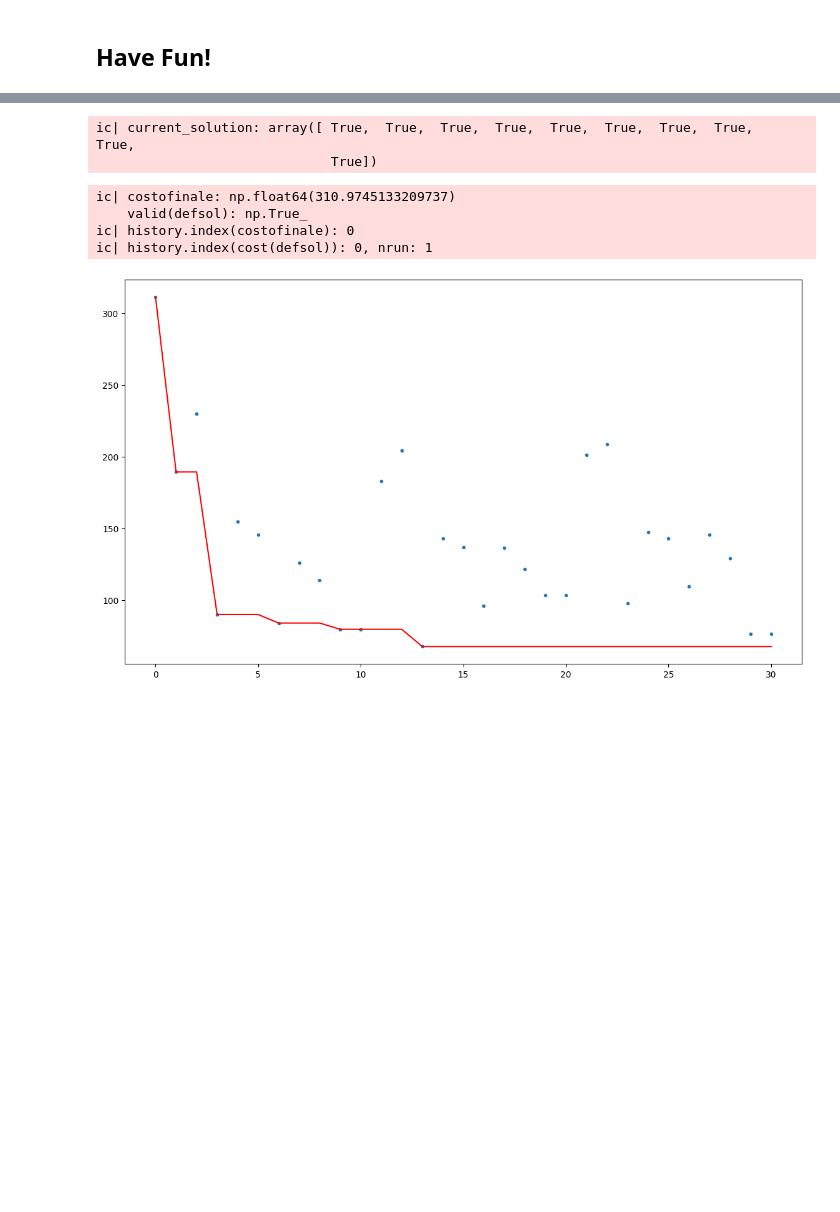
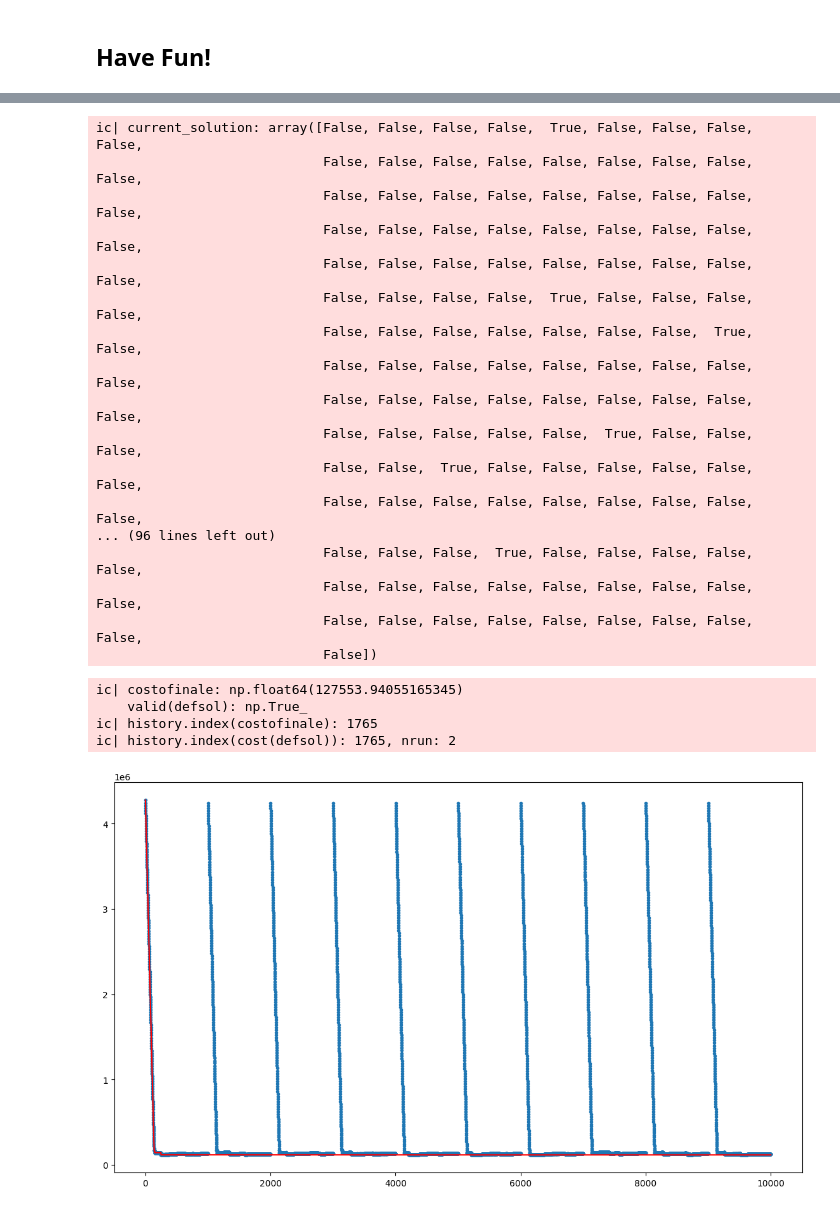
Before and after one commit to Scrivane/CI2024_lab0-, a Jupyter notebook: set-cover.ipynb, the cells around one changed output, grey strips where cells are left out. Cells and saved outputs as stored; diff of their text form; code cells hidden in the pictures; blank space fills up the shorter version.

```diff
--- a/set-cover.ipynb
+++ b/set-cover.ipynb
@@ -22,11 +22,11 @@ from itertools import compress
 
 If you want to get reproducible results, use `rng` (and restart the kernel); for non-reproducible ones, use `np.random`.
 # %%
-UNIVERSE_SIZE = 100
-NUM_SETS = 10
+UNIVERSE_SIZE = 10000
+NUM_SETS = 1000
 
 DENSITY = 0.2
-
+listTest=[(100,10,0.2),(1000,100,0.2),(10000,1000,0.2),(100000,10000,0.2),(100000,10000,0.1),(100000,10000,0.3)]
 rng = np.random.Generator(np.random.PCG64([UNIVERSE_SIZE, NUM_SETS, int(10_000 * DENSITY)]))
 # %%
 # DON'T EDIT THESE LINES!
@@ -285,7 +299,7 @@ current_solution = solution[:]
 
 max_steps=UNIVERSE_SIZE//10
 
-n_restart=3
+n_restart=10
 ic( current_solution)
 #while  valid(current_solution)==False or steps<max_steps:
 
@@ -317,7 +331,7 @@ for nres in tqdm(range(n_restart)):
 
 
 
-        if(i%(3*max_steps//10)==0):
+        if(i%(3*max_steps//10)==0 ):
             #for  j in tqdm(range(10)):
             solution = tweak6(solution,dim_step_out)
 
@@ -358,36 +372,51 @@ for nres in tqdm(range(n_restart)):
         #    break
 
             #ic(step, current_solution)
 
 costofinale=cost(defsol)
 ic(costofinale,valid(defsol))
 
 ic(history.index(costofinale))
 nrun=history.index(cost(defsol))//max_steps +1
 ic(history.index(cost(defsol)),nrun )
 
 index_true=len(np.where(defsol==True)[0])
 
 
 plt.figure(figsize=(14, 8))
 plt.plot(
     range(len(history)),
     list(accumulate(history, min)),
     color="red",
 )
 _ = plt.scatter(range(len(history)), history, marker=".")
 
 
 with open('log.txt', 'a') as file:
 
     file.write(f"{UNIVERSE_SIZE} , {NUM_SETS} , {DENSITY} , {max_steps} , {n_restart} , {costofinale} \n")
 
 #plt.ylim(71443,2414430)
 # %% [output]
-ic| current_solution: array([ True,  True,  True,  True,  True,  True,  True,  True,  True,
-                              True])
+ic| current_solution: array([False, False, False, False,  True, False, False, False, False,
+                             False, False, False, False, False, False, False, False, False,
+                             False, False, False, False, False, False, False, False, False,
+                             False, False, False, False, False, False, False, False, False,
+                             False, False, False, False, False, False, False, False, False,
+                             False, False, False, False,  True, False, False, False, False,
+                             False, False, False, False, False, False, False,  True, False,
+                             False, False, False, False, False, False, False, False, False,
+                             False, False, False, False, False, False, False, False, False,
+                             False, False, False, False, False,  True, False, False, False,
+                             False, False,  True, False, False, False, False, False, False,
+                             False, False, False, False, False, False, False, False, False,
+... (96 lines left out)
+                             False, False, False,  True, False, False, False, False, False,
+                             False, False, False, False, False, False, False, False, False,
+                             False, False, False, False, False, False, False, False, False,
+                             False])
-ic| costofinale: np.float64(310.9745133209737)
+ic| costofinale: np.float64(127553.94055165345)
     valid(defsol): np.True_
-ic| history.index(costofinale): 0
-ic| history.index(cost(defsol)): 0, nrun: 1
+ic| history.index(costofinale): 1765
+ic| history.index(cost(defsol)): 1765, nrun: 2
-[figure, old version]
+[figure, new version]
```
Also changed, not shown: parts of 3 cells of this notebook, 1 other file.
